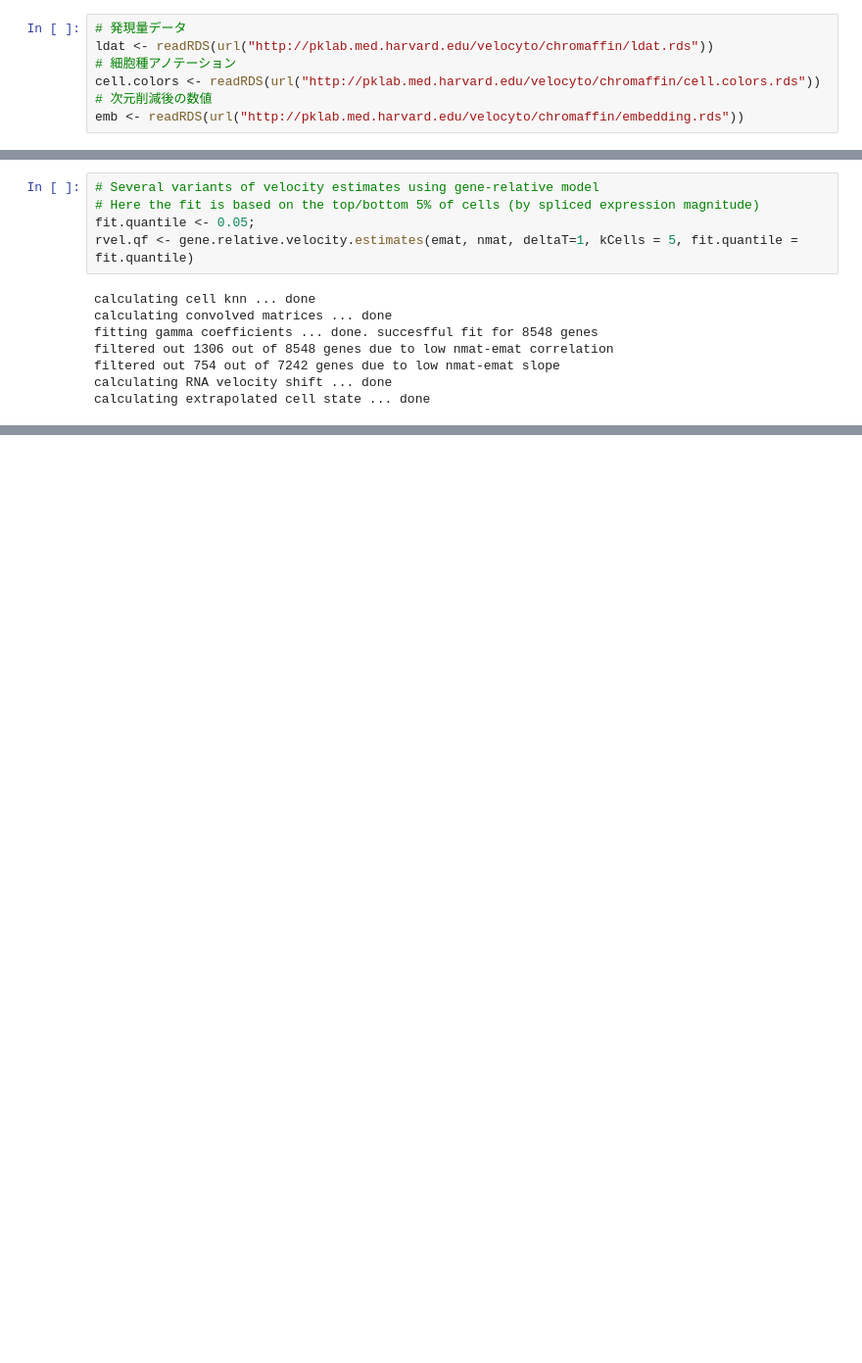
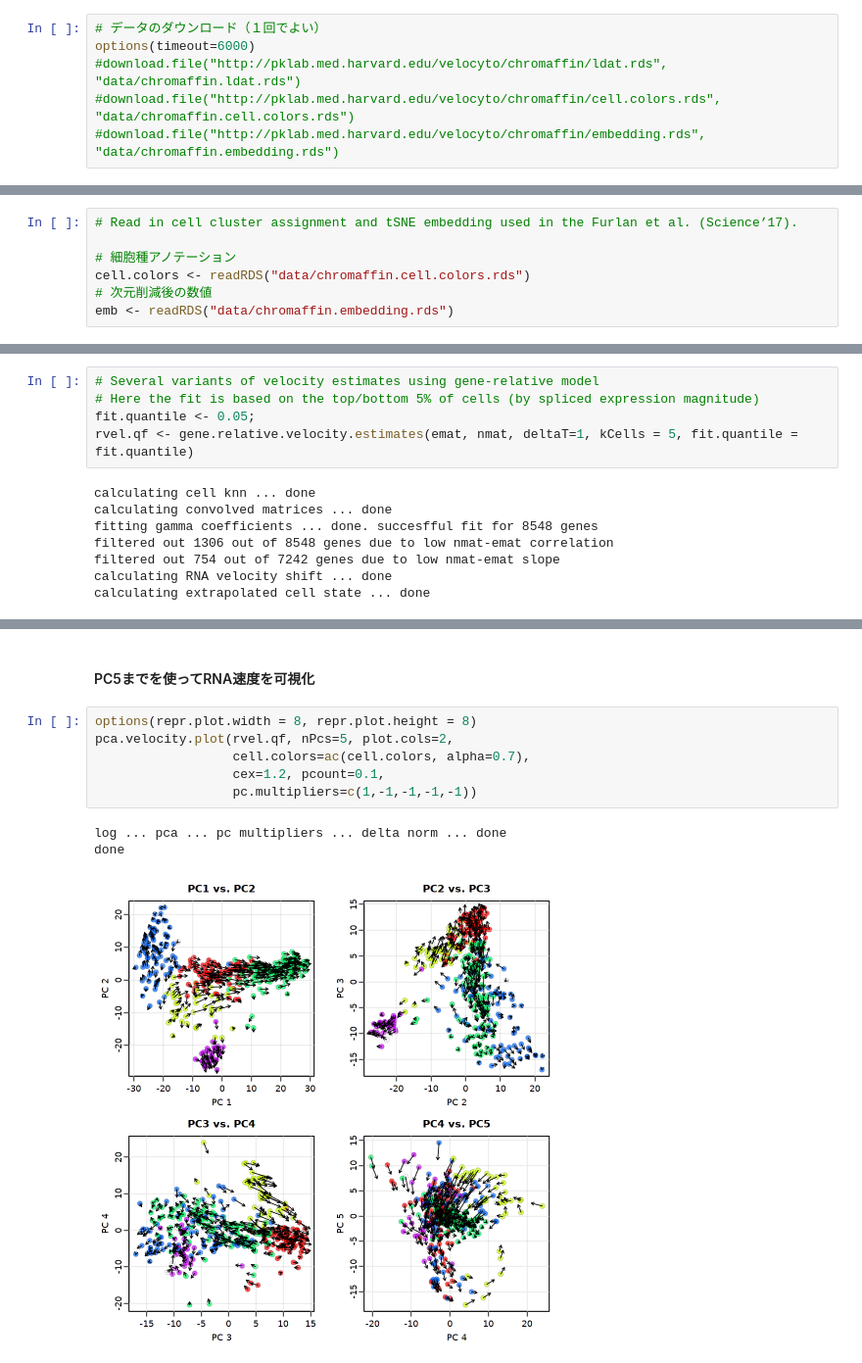
Before and after one commit to rnakato/SinglecellAnalysisTutorial, a Jupyter notebook: docs/notebooks/Velocyto.R.ipynb, the cells around one changed output, grey strips where cells are left out. Shown at 98% size. Cells and saved outputs as stored; diff of their text form; blank space fills up the shorter version.

```diff
--- a/docs/notebooks/Velocyto.R.ipynb
+++ b/docs/notebooks/Velocyto.R.ipynb
@@ -11,9 +24,8 @@ Loading required package: Matrix
 # %% [markdown]
 ### データ読み込み
 # %%
-# 発現量データ
-ldat <- readRDS(url("http://pklab.med.harvard.edu/velocyto/chromaffin/ldat.rds"))
-# 細胞種アノテーション
-cell.colors <- readRDS(url("http://pklab.med.harvard.edu/velocyto/chromaffin/cell.colors.rds"))
-# 次元削減後の数値
-emb <- readRDS(url("http://pklab.med.harvard.edu/velocyto/chromaffin/embedding.rds"))
+# データのダウンロード（１回でよい）
+options(timeout=6000)
+#download.file("http://pklab.med.harvard.edu/velocyto/chromaffin/ldat.rds", "data/chromaffin.ldat.rds")
+#download.file("http://pklab.med.harvard.edu/velocyto/chromaffin/cell.colors.rds", "data/chromaffin.cell.colors.rds")
+#download.file("http://pklab.med.harvard.edu/velocyto/chromaffin/embedding.rds", "data/chromaffin.embedding.rds")
@@ -44,6 +63,13 @@ ldat <- lapply(ldat,function(x) {
   colnames(x) <-  gsub("_unique.bam","",gsub(".*:","",colnames(x)))
   x
 })
+# %%
+# Read in cell cluster assignment and tSNE embedding used in the Furlan et al. (Science’17).
+
+# 細胞種アノテーション
+cell.colors <- readRDS("data/chromaffin.cell.colors.rds")
+# 次元削減後の数値
+emb <- readRDS("data/chromaffin.embedding.rds")
 # %% [markdown]
 ### Gene filtering
 # %%
@@ -281,0 +128,12 @@ Warning message in arrows(bp$x[ai], bp$y[ai], bp$x[ai + 1], bp$y[ai + 1], angle
+# %% [markdown]
+#### PC5までを使ってRNA速度を可視化
+# %%
+options(repr.plot.width = 8, repr.plot.height = 8)
+pca.velocity.plot(rvel.qf, nPcs=5, plot.cols=2,
+                  cell.colors=ac(cell.colors, alpha=0.7),
+                  cex=1.2, pcount=0.1,
+                  pc.multipliers=c(1,-1,-1,-1,-1))
+# %% [output]
+log ... pca ... pc multipliers ... delta norm ... done
+done
+[figure, added]
```
Also changed, not shown: parts of 51 cells of this notebook, 2 other files.
